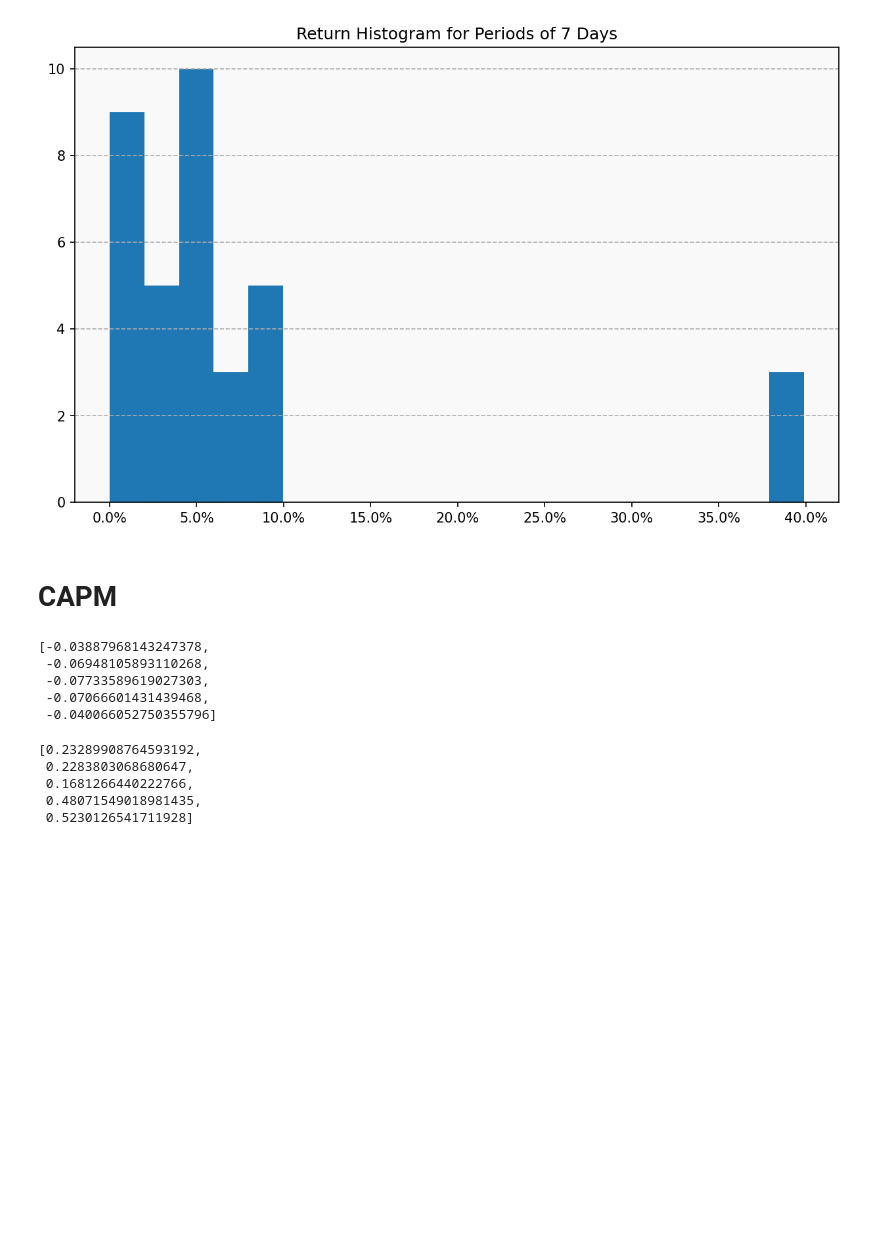
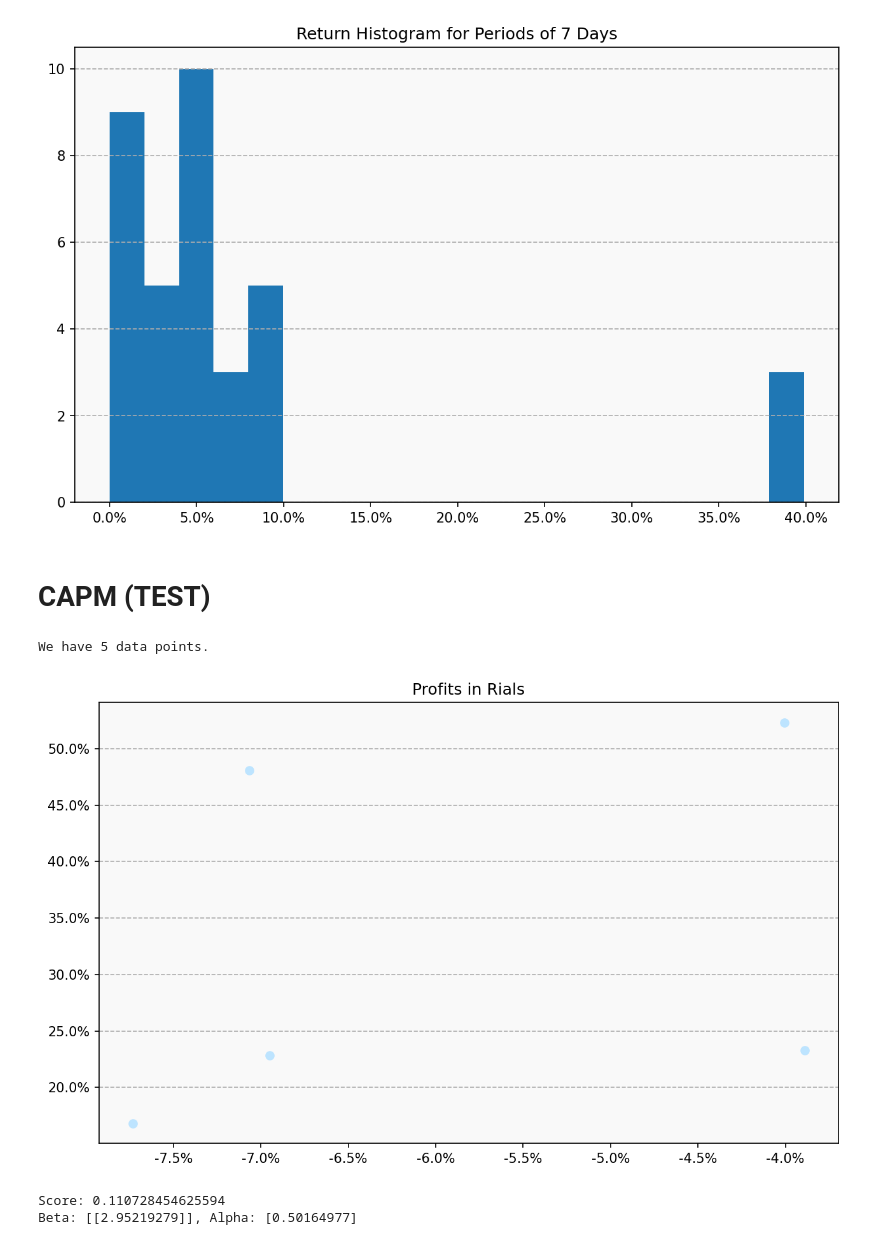
Before and after one commit to amirstm/IrbrokerTransactionReportAnalysis, a Jupyter notebook: notebook/TransactionProcessing.ipynb, the cells around one changed output. Saved outputs shown, nothing was run; the diff lists cells and outputs as text; code cells hidden in the pictures; blank space fills up the shorter version.

Commit message:
Add CAPM in beta mode to notebook

```diff
--- a/notebook/TransactionProcessing.ipynb
+++ b/notebook/TransactionProcessing.ipynb
@@ -13,7 +16,7 @@ from matplotlib.ticker import FuncFormatter
 # %% [markdown]
 First, we need to assign the name or address of the excel file from which we want to read the transactions.
 # %%
-transactionsFileAddress = "uploaded/transactions.xlsx"
+transactionsFileAddress = "uploaded/sample_transactions.xlsx"
 # %%
 df = pd.read_excel(transactionsFileAddress, skiprows=2, header=None,
                    names=["Date", "Detail", "NegativeTransaction", "PositiveTransaction", "Remain", "Branch"])[:-1]
@@ -381,10 +384,12 @@ plt.show()
 # %% [output]
 [figure]
 # %% [markdown]
-# CAPM
+# CAPM (TEST)
 # %%
 WINDOW_SIZE = 30
 STRIDE = 5
+STARTING_DATE_CAPM = "1401/07/01"
+FINISHING_DATE_CAPM = "1402/06/01"
 # %%
 #Calculating windows' data
 all_dates = list(DailyData.keys())
@@ -403,21 +408,35 @@ while True:
     date_index += STRIDE
     if last_considered_from_profits_index >= len(all_dates):
         break
-windowProfitsCoefs = [windowProfits[i]/(InitialInvestment+DailyData[all_dates[last_considered_from_profits_index - 1]]["Profit"]) for i in windowProfits.keys()]
-windowIndexCoefs = list(windowIndexProfits.values())
+windowProfitsCoefs = [windowProfits[i]/(InitialInvestment+DailyData[all_dates[last_considered_from_profits_index - 1]]["Profit"]) for i in windowProfits.keys() if i > STARTING_DATE_CAPM and i < FINISHING_DATE_CAPM]
+windowIndexCoefs = [windowIndexProfits[key] for key in windowIndexProfits.keys() if key > STARTING_DATE_CAPM and key < FINISHING_DATE_CAPM]
+print(f"We have {len(windowProfitsCoefs)} data points.")
+# %% [output]
+We have 5 data points.
 # %%
-windowIndexCoefs
+# Daily Profit Chart
+fig = plt.figure(figsize=(10, 6), dpi=150)
+ax = fig.add_subplot(1, 1, 1)
+
+ax.scatter(windowIndexCoefs, windowProfitsCoefs, marker='o', c='#bde4ff')
+ax.set_facecolor('#' + 'f9'*3)
+ax.yaxis.grid(True, linestyle='--', c="#adadad")
+
+ax.xaxis.set_major_formatter(FuncFormatter(lambda y_val, pos: f"{y_val*100:0.1f}%"))
+ax.yaxis.set_major_formatter(FuncFormatter(lambda y_val, pos: f"{y_val*100:0.1f}%"))
+ax.set_title('Profits in Rials')
+
+plt.show()
 # %% [output]
-[-0.03887968143247378,
- -0.06948105893110268,
- -0.07733589619027303,
- -0.07066601431439468,
- -0.040066052750355796]
+[figure, added]
 # %%
-windowProfitsCoefs
+from sklearn.linear_model import LinearRegression
+
+reg_X = np.array(windowIndexCoefs).reshape(-1,1)
+reg_y = np.array(windowProfitsCoefs).reshape(-1,1)
+reg = LinearRegression().fit(reg_X, reg_y)
+print(f"Score: {reg.score(reg_X, reg_y)}")
+print(f"Beta: {reg.coef_}, Alpha: {reg.intercept_}")
 # %% [output]
-[0.23289908764593192,
- 0.2283803068680647,
- 0.1681266440222766,
- 0.48071549018981435,
- 0.5230126541711928]
+Score: 0.110728454625594
+Beta: [[2.95219279]], Alpha: [0.50164977]
```
Also changed, not shown: parts of 2 cells of this notebook, 2 other files.
